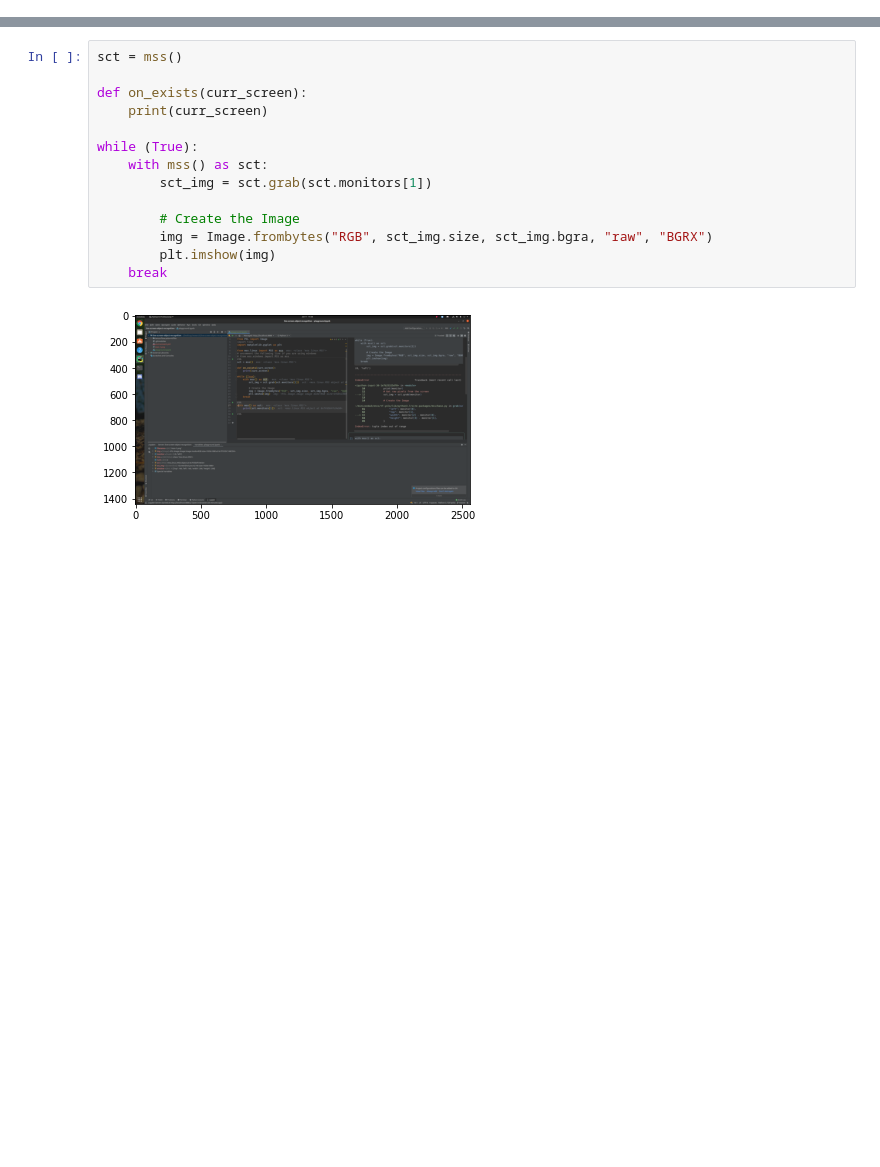
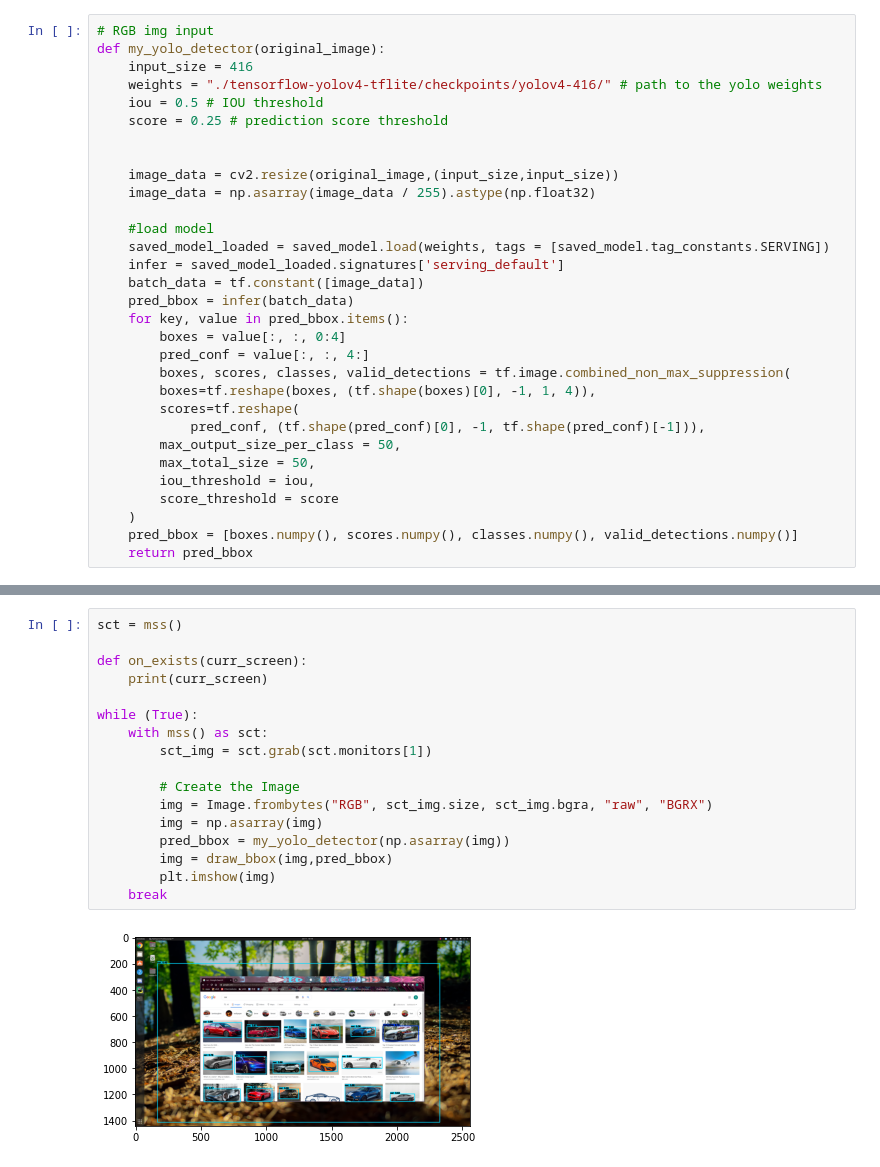
Before and after one commit to syKevinPeng/live-screen-object-recognition, a Jupyter notebook: playground.ipynb, the cells around one changed output, grey strips where cells are left out. Saved outputs shown, nothing was run; the diff lists cells and outputs as text; blank space fills up the shorter version.

Commit message:
yolo works

```diff
--- a/playground.ipynb
+++ b/playground.ipynb
@@ -8,3 +11,34 @@ import matplotlib.pyplot as plt
 from mss.linux import MSS as mss
 # uncomment the following line if you are using windows
 # from mss.windows import MSS as mss
+# %%
+# RGB img input
+def my_yolo_detector(original_image):
+    input_size = 416
+    weights = "./tensorflow-yolov4-tflite/checkpoints/yolov4-416/" # path to the yolo weights
+    iou = 0.5 # IOU threshold
+    score = 0.25 # prediction score threshold
+
+
+    image_data = cv2.resize(original_image,(input_size,input_size))
+    image_data = np.asarray(image_data / 255).astype(np.float32)
+
+    #load model
+    saved_model_loaded = saved_model.load(weights, tags = [saved_model.tag_constants.SERVING])
+    infer = saved_model_loaded.signatures['serving_default']
+    batch_data = tf.constant([image_data])
+    pred_bbox = infer(batch_data)
+    for key, value in pred_bbox.items():
+        boxes = value[:, :, 0:4]
+        pred_conf = value[:, :, 4:]
+        boxes, scores, classes, valid_detections = tf.image.combined_non_max_suppression(
+        boxes=tf.reshape(boxes, (tf.shape(boxes)[0], -1, 1, 4)),
+        scores=tf.reshape(
+            pred_conf, (tf.shape(pred_conf)[0], -1, tf.shape(pred_conf)[-1])),
+        max_output_size_per_class = 50,
+        max_total_size = 50,
+        iou_threshold = iou,
+        score_threshold = score
+    )
+    pred_bbox = [boxes.numpy(), scores.numpy(), classes.numpy(), valid_detections.numpy()]
+    return pred_bbox
@@ -11,19 +91,22 @@ from mss.linux import MSS as mss
 # %%
 sct = mss()
 
 def on_exists(curr_screen):
     print(curr_screen)
 
 while (True):
     with mss() as sct:
         sct_img = sct.grab(sct.monitors[1])
 
         # Create the Image
         img = Image.frombytes("RGB", sct_img.size, sct_img.bgra, "raw", "BGRX")
+        img = np.asarray(img)
+        pred_bbox = my_yolo_detector(np.asarray(img))
+        img = draw_bbox(img,pred_bbox)
         plt.imshow(img)
     break
 # %% [output]
-[figure, old version]
+[figure, new version]
 # %%
 with mss() as sct:
     print(sct.monitors[1])
```
Also changed, not shown: parts of 3 cells of this notebook, 1 other file.
